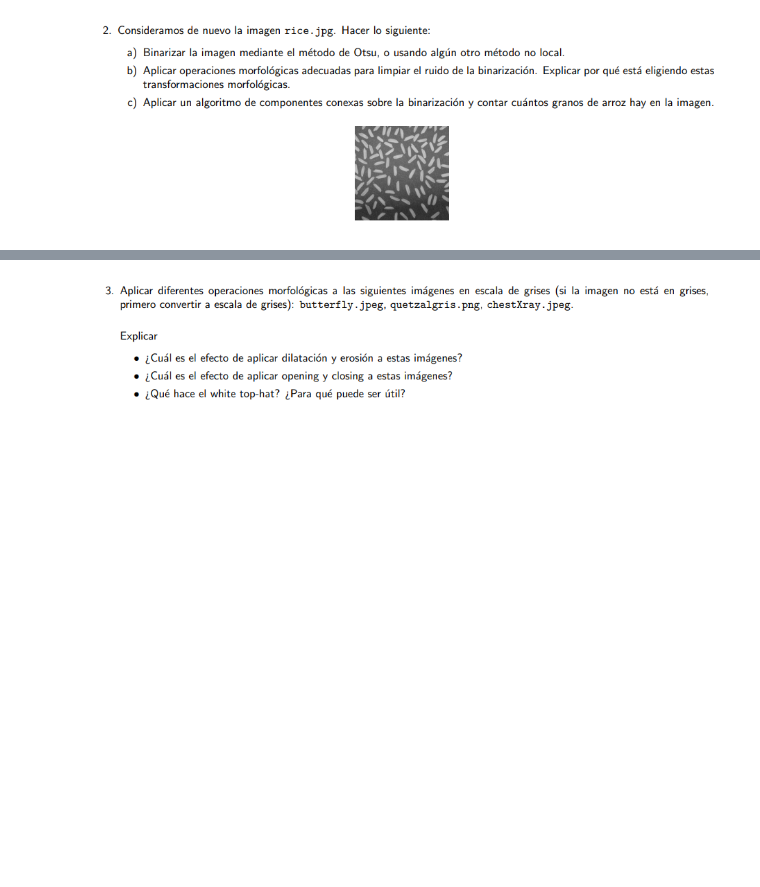
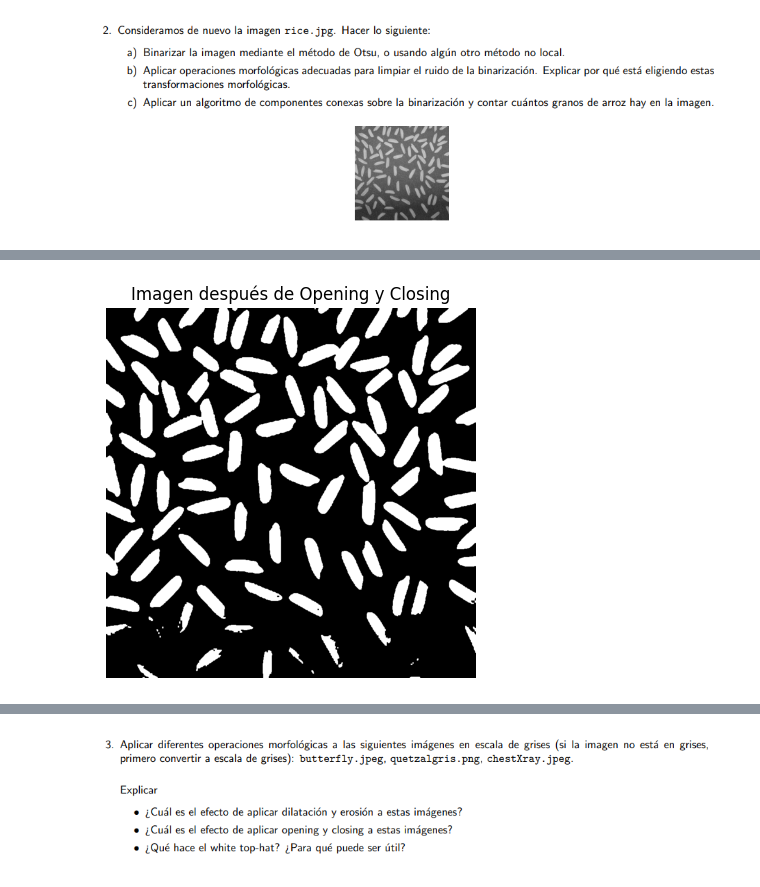
Before and after one commit to MarioGuerra21008/Lab2VC, a Jupyter notebook: main.ipynb, the cells around one changed output, grey strips where cells are left out. Saved outputs shown, nothing was run; the diff lists cells and outputs as text; code cells hidden in the pictures; blank space fills up the shorter version.

```diff
--- a/main.ipynb
+++ b/main.ipynb
@@ -55,0 +74,19 @@ plt.show()
+# %%
+# Aplicación de operaciones morfológicas para limpiar el ruido
+
+# Definir un elemento estructurante
+kernel = np.ones((3, 3), np.uint8)
+
+# Aplicar apertura para eliminar pequeños objetos (ruido)
+opened_image = cv2.morphologyEx(binary_image, cv2.MORPH_OPEN, kernel)
+
+# Aplicar cierre para cerrar pequeños agujeros en los objetos
+cleaned_image = cv2.morphologyEx(opened_image, cv2.MORPH_CLOSE, kernel)
+
+# Mostrar la imagen limpia
+plt.imshow(cleaned_image, cmap='gray')
+plt.title('Imagen después de Opening y Closing')
+plt.axis('off')
+plt.show()
+# %% [output]
+[figure, added]
```
Also changed, not shown: parts of 3 cells of this notebook.
